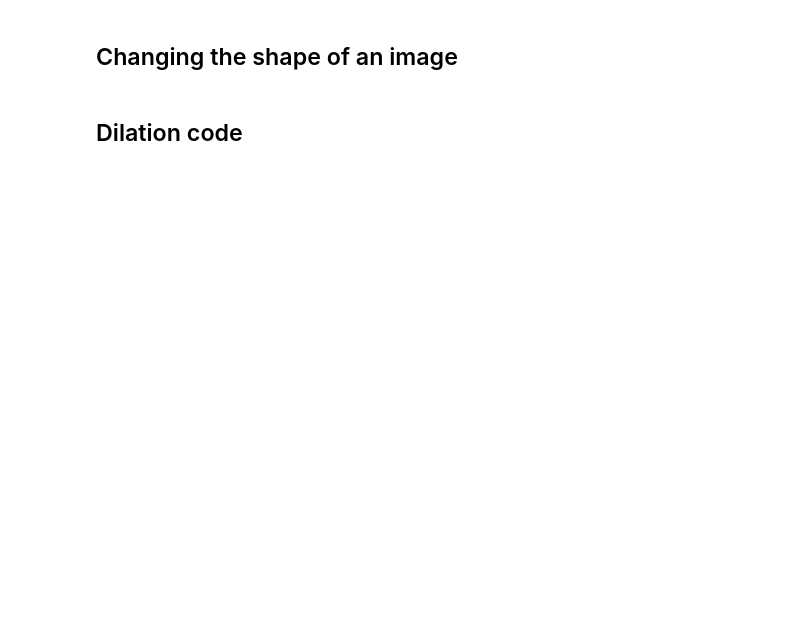
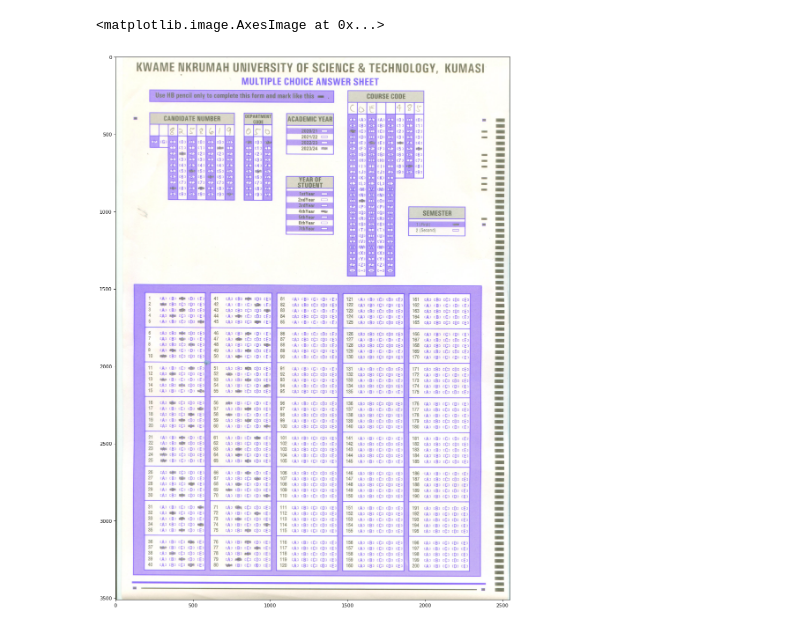
Before and after one commit to VisioMark/image_processing, a Jupyter notebook: smoothing.ipynb, the cells around one changed output. Saved outputs shown, nothing was run; the diff lists cells and outputs as text; code cells hidden in the pictures; blank space fills up the shorter version.

```diff
--- a/smoothing.ipynb
+++ b/smoothing.ipynb
@@ -23,2 +0,0 @@ io.imshow(image_BilateralBlur)
-# %% [markdown]
-## Changing the shape of an image
@@ -51,2 +0,0 @@ io.imshow(final3)
-# %% [markdown]
-## Dilation code
@@ -81,0 +1,25 @@ io.imshow(final3)
+# %%
+import cv2
+from matplotlib.pyplot import figure
+import matplotlib.pyplot as plt
+
+# Load the image
+image = cv2.imread("./images/001.jpg")
+
+# Convert the image to HSV color space
+hsv_image = cv2.cvtColor(image, cv2.COLOR_BGR2HSV)
+
+# Create a mask for the pink and white pixels
+mask = cv2.inRange(hsv_image, (240, 150, 180), (255, 255, 255))
+
+# Replace the pink and white pixels with black pixels
+hsv_image[mask] = (0, 0, 0)
+
+# Convert the image back to RGB color space
+image = cv2.cvtColor(hsv_image, cv2.COLOR_HSV2BGR)
+
+figure(figsize=(20, 20), dpi=80)
+plt.imshow(image)
+# %% [output]
+<matplotlib.image.AxesImage at 0x...>
+[figure, added]
```
Also changed, not shown: parts of 3 cells of this notebook, 8 other files.
